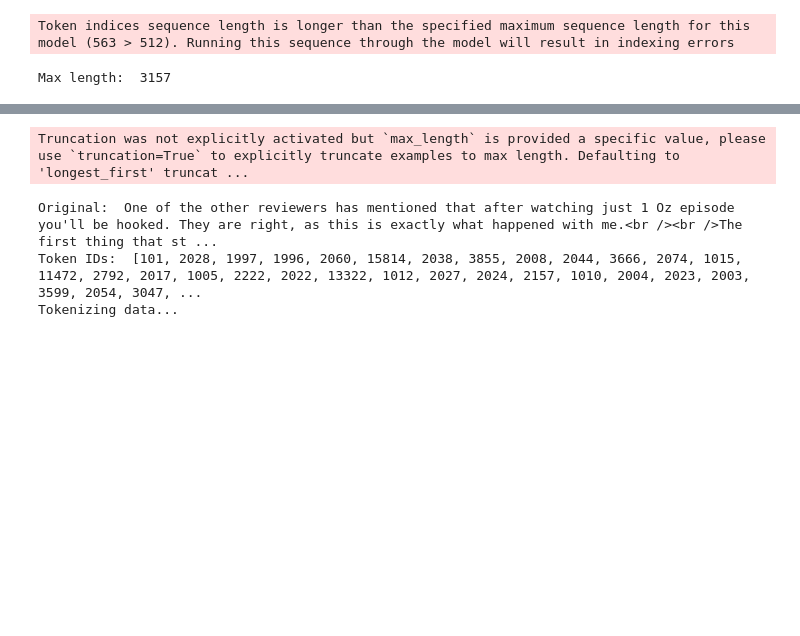
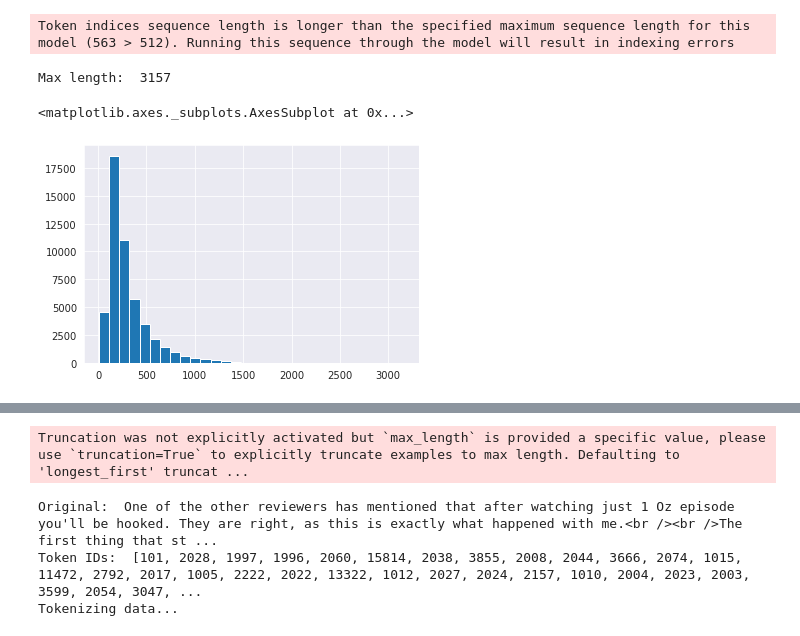
Before and after one commit to sdtalaviya/masters_research, a Jupyter notebook: fine-tuning-bert-for-sentiment-analysis.ipynb, the cells around one changed output, grey strips where cells are left out. Saved outputs shown, nothing was run; the diff lists cells and outputs as text; code cells hidden in the pictures; blank space fills up the shorter version.

```diff
--- a/fine-tuning-bert-for-sentiment-analysis.ipynb
+++ b/fine-tuning-bert-for-sentiment-analysis.ipynb
@@ -62,0 +52,7 @@ df.head()
+# %%
+from google.colab import drive
+drive.mount('/content/drive')
+
+data_dir = "/content/drive/MyDrive/sentiment_analysis/IMDB_Dataset.csv"
+# train_data, test_data = loadDataset(data_dir)
+df = pd.read_csv(data_dir)
@@ -232,3 +231,10 @@ print('Max length: ', max_len)
 # %% [output]
 Token indices sequence length is longer than the specified maximum sequence length for this model (563 > 512). Running this sequence through the model will result in indexing errors
 Max length:  3157
+# %%
+seq_len = [len(i) for i in encoded_tweets]
+
+pd.Series(seq_len).hist(bins = 30)
+# %% [output]
+<matplotlib.axes._subplots.AxesSubplot at 0x...>
+[figure, added]
```
Also changed, not shown: parts of 16 cells of this notebook.
